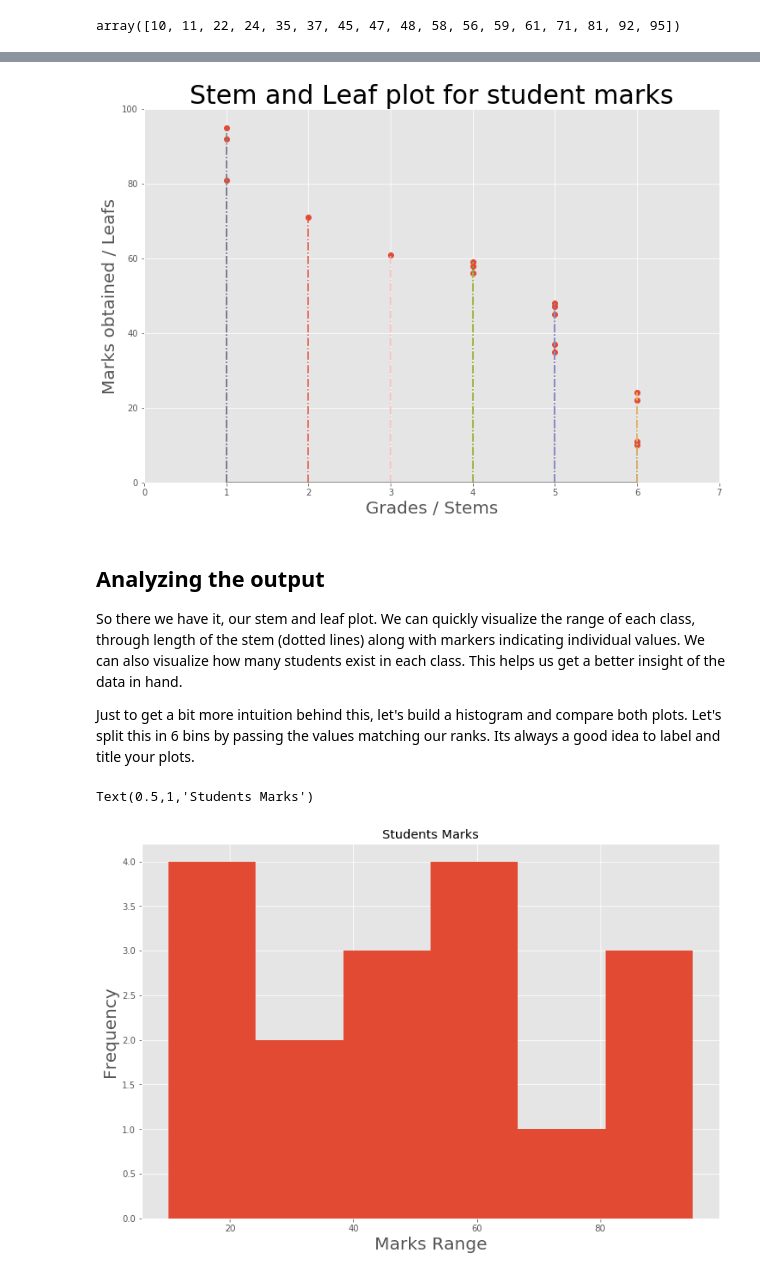
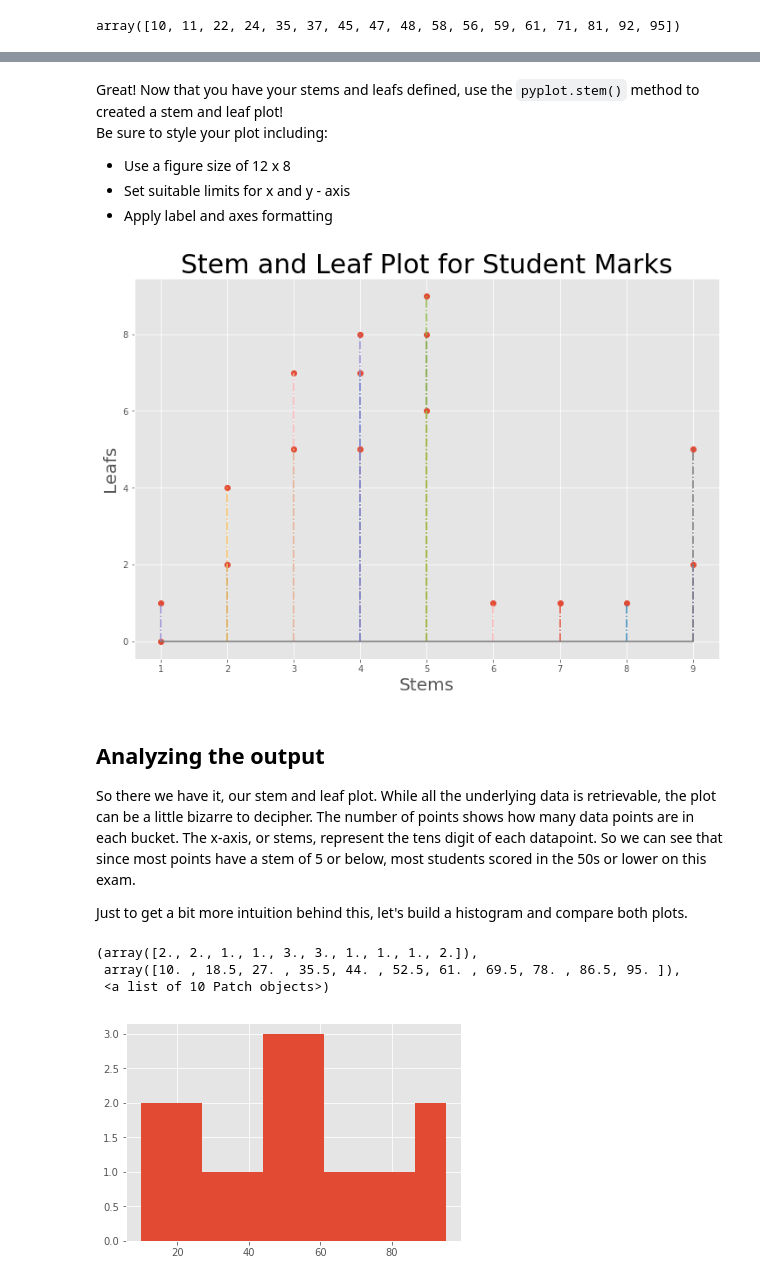
Before and after one commit to zfeizollahi/dsc-1-09-05-statistical-distributions-with-stem-and-leaf-plots-labs-online-ds-sp-000, a Jupyter notebook: index.ipynb, the cells around one changed output, grey strips where cells are left out. Cells and saved outputs as stored; diff of their text form; code cells hidden in the pictures.

```diff
--- a/index.ipynb
+++ b/index.ipynb
@@ -107,32 +70,34 @@ And [here is the official documentation](https://matplotlib.org/api/_as_gen/matp
+# %% [markdown]
+Great! Now that you have your stems and leafs defined, use the `pyplot.stem()` method to created a stem and leaf plot!
+Be sure to style your plot including:
+
+* Use a figure size of 12 x 8
+* Set suitable limits for x and y - axis
+* Apply label and axes formatting
 # %%
-# Create a stem and leaf plot with above data
+# Create a stem and leaf plot including the above styling
+plt.figure(figsize=(12,8))
+# markerline, stemlines, baseline =
 
-plt.figure(figsize=(12,8))
-markerline, stemlines, baseline = plt.stem(stems, marks, '-.', 'o' )
-
-plt.xlim([0,7])
-plt.ylim([0,100])
-plt.title('Stem and Leaf plot for student marks', fontsize = 30 )
-plt.ylabel('Marks obtained / Leafs', fontsize = 20)
-plt.xlabel('Grades / Stems', fontsize = 20)
+plt.stem(stems, leafs, '-.', 'o' )
+plt.title('Stem and Leaf Plot for Student Marks', fontsize = 30 )
+plt.ylabel('Leafs', fontsize = 20)
+plt.xlabel('Stems', fontsize = 20)
 
 plt.show()
 # %% [output]
-[figure, old version]
+[figure, new version]
-# %% [markdown]
-## Analyzing the output
-So there we have it, our stem and leaf plot. We can quickly visualize the range of each class, through length of the stem (dotted lines) along with markers indicating individual values. We can also visualize how many students exist in each class. This helps us get a better insight of the data in hand.
-
-Just to get a bit more intuition behind this, let's build a histogram and compare both plots. Let's split this in 6 bins by passing the values matching our ranks. Its always a good idea to label and title your plots.
+# %% [markdown]
+## Analyzing the output
+So there we have it, our stem and leaf plot. While all the underlying data is retrievable, the plot can be a little bizarre to decipher. The number of points shows how many data points are in each bucket. The x-axis, or stems, represent the tens digit of each datapoint. So we can see that since most points have a stem of 5 or below, most students scored in the 50s or lower on this exam.
+
+Just to get a bit more intuition behind this, let's build a histogram and compare both plots.
 # %%
 # Create a histogram for marks
-
-plt.figure(figsize=(12,8))
-plt.hist(marks, bins=6);
-plt.ylabel('Frequency', fontsize = 20)
-plt.xlabel('Marks Range', fontsize = 20)
-plt.title('Students Marks')
+plt.hist(marks)
 # %% [output]
-Text(0.5,1,'Students Marks')
+(array([2., 2., 1., 1., 3., 3., 1., 1., 1., 2.]),
+ array([10. , 18.5, 27. , 35.5, 44. , 52.5, 61. , 69.5, 78. , 86.5, 95. ]),
+ <a list of 10 Patch objects>)
-[figure, old version]
+[figure, new version]
 # %% [markdown]
```
Also changed, not shown: parts of 12 cells of this notebook, 4 other files.
